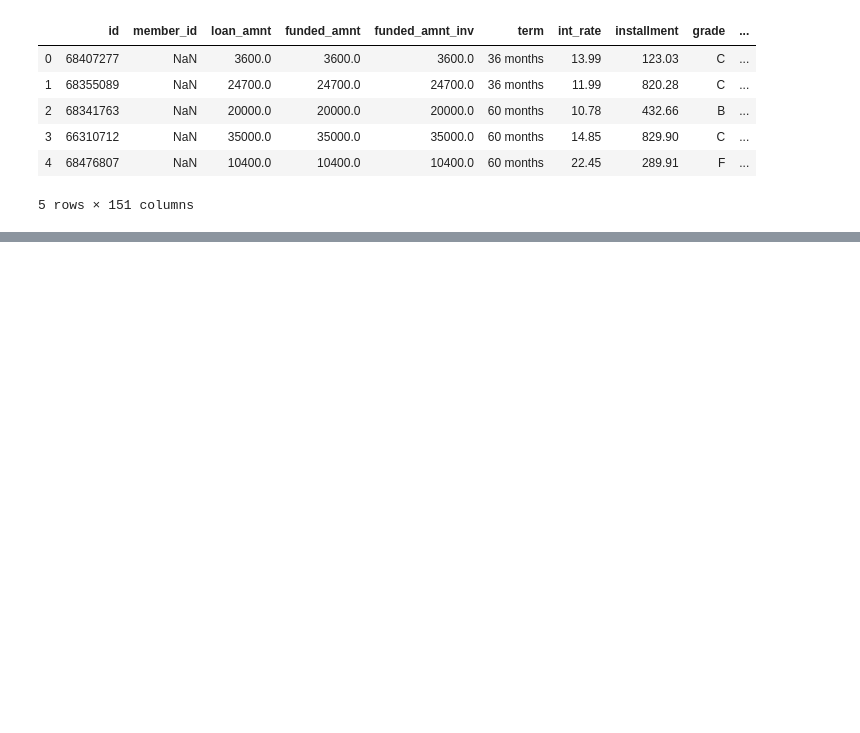
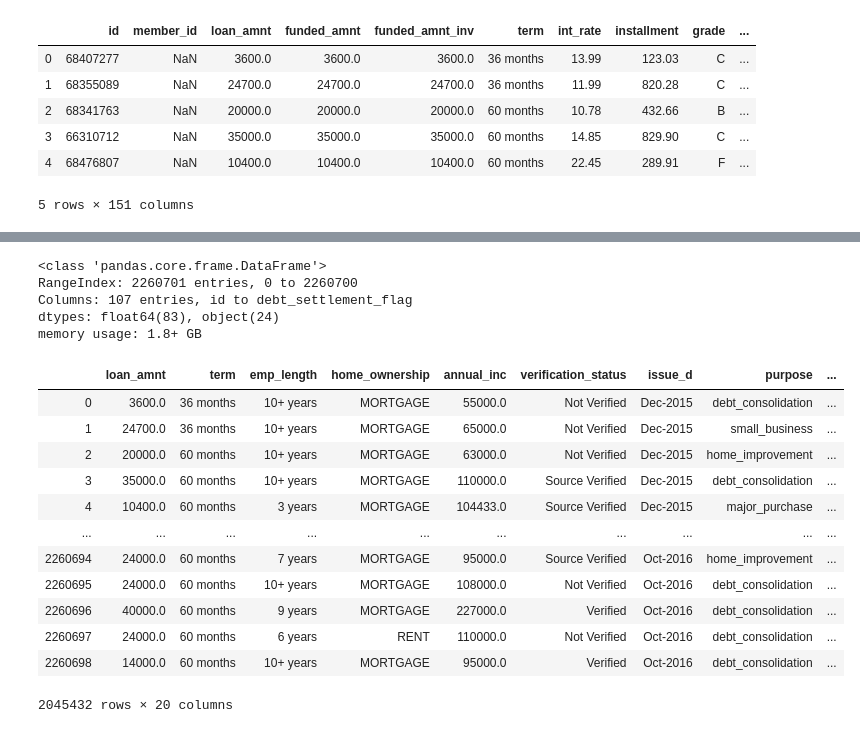
Before and after one commit to CorbanChiu/4741-Final-Project, a Jupyter notebook: Model.ipynb, the cells around one changed output, grey strips where cells are left out. Drawn from its saved outputs; the diff is of its cells as text; code cells hidden in the pictures; blank space fills up the shorter version.

Commit message:
data preprocessing and added basic linear regression/nn

```diff
--- a/Model.ipynb
+++ b/Model.ipynb
@@ -52,0 +25,35 @@ rejected.head()
+# %%
+# removing features with more than half the values null
+non_nulls = accepted.count() > 0.5*len(accepted)
+# %%
+accepted = accepted[non_nulls.index[non_nulls]]
+accepted.info()
+# %% [output]
+<class 'pandas.core.frame.DataFrame'>
+RangeIndex: 2260701 entries, 0 to 2260700
+Columns: 107 entries, id to debt_settlement_flag
+dtypes: float64(83), object(24)
+memory usage: 1.8+ GB
+# %%
+sample_features = ['loan_amnt', 'term', 'emp_length', 'home_ownership', 'annual_inc', 'verification_status',
+                   'issue_d', 'purpose', 'zip_code', 'dti', 'earliest_cr_line', 'fico_range_low', 'fico_range_high',
+                   'initial_list_status', 'application_type', 'pub_rec_bankruptcies', 'tax_liens',
+                   'tot_hi_cred_lim', 'total_bal_ex_mort', 'int_rate']
+
+features = accepted[sample_features]
+features = features.dropna()
+features
+# %% [output]
+|  | loan_amnt | term | emp_length | home_ownership | annual_inc | verification_status | issue_d | purpose | ... |
+| 0 | 3600.0 | 36 months | 10+ years | MORTGAGE | 55000.0 | Not Verified | Dec-2015 | debt_consolidation | ... |
+| 1 | 24700.0 | 36 months | 10+ years | MORTGAGE | 65000.0 | Not Verified | Dec-2015 | small_business | ... |
+| 2 | 20000.0 | 60 months | 10+ years | MORTGAGE | 63000.0 | Not Verified | Dec-2015 | home_improvement | ... |
+| 3 | 35000.0 | 60 months | 10+ years | MORTGAGE | 110000.0 | Source Verified | Dec-2015 | debt_consolidation | ... |
+| 4 | 10400.0 | 60 months | 3 years | MORTGAGE | 104433.0 | Source Verified | Dec-2015 | major_purchase | ... |
+| ... | ... | ... | ... | ... | ... | ... | ... | ... | ... |
+| 2260694 | 24000.0 | 60 months | 7 years | MORTGAGE | 95000.0 | Source Verified | Oct-2016 | home_improvement | ... |
+| 2260695 | 24000.0 | 60 months | 10+ years | MORTGAGE | 108000.0 | Not Verified | Oct-2016 | debt_consolidation | ... |
+| 2260696 | 40000.0 | 60 months | 9 years | MORTGAGE | 227000.0 | Verified | Oct-2016 | debt_consolidation | ... |
+| 2260697 | 24000.0 | 60 months | 6 years | RENT | 110000.0 | Not Verified | Oct-2016 | debt_consolidation | ... |
+| 2260698 | 14000.0 | 60 months | 10+ years | MORTGAGE | 95000.0 | Verified | Oct-2016 | debt_consolidation | ... |
+2045432 rows × 20 columns
```
Also changed, not shown: parts of 10 cells of this notebook.
